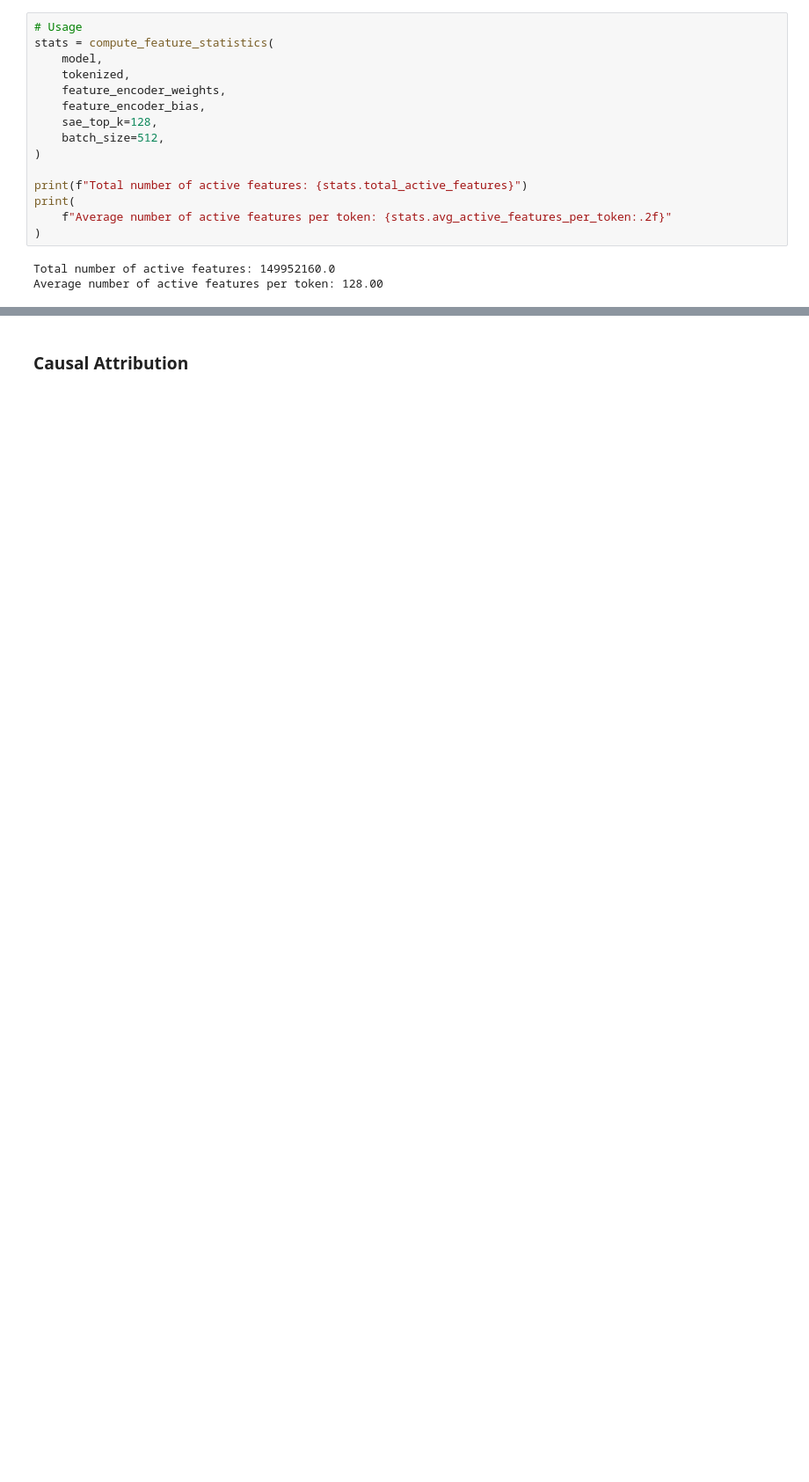
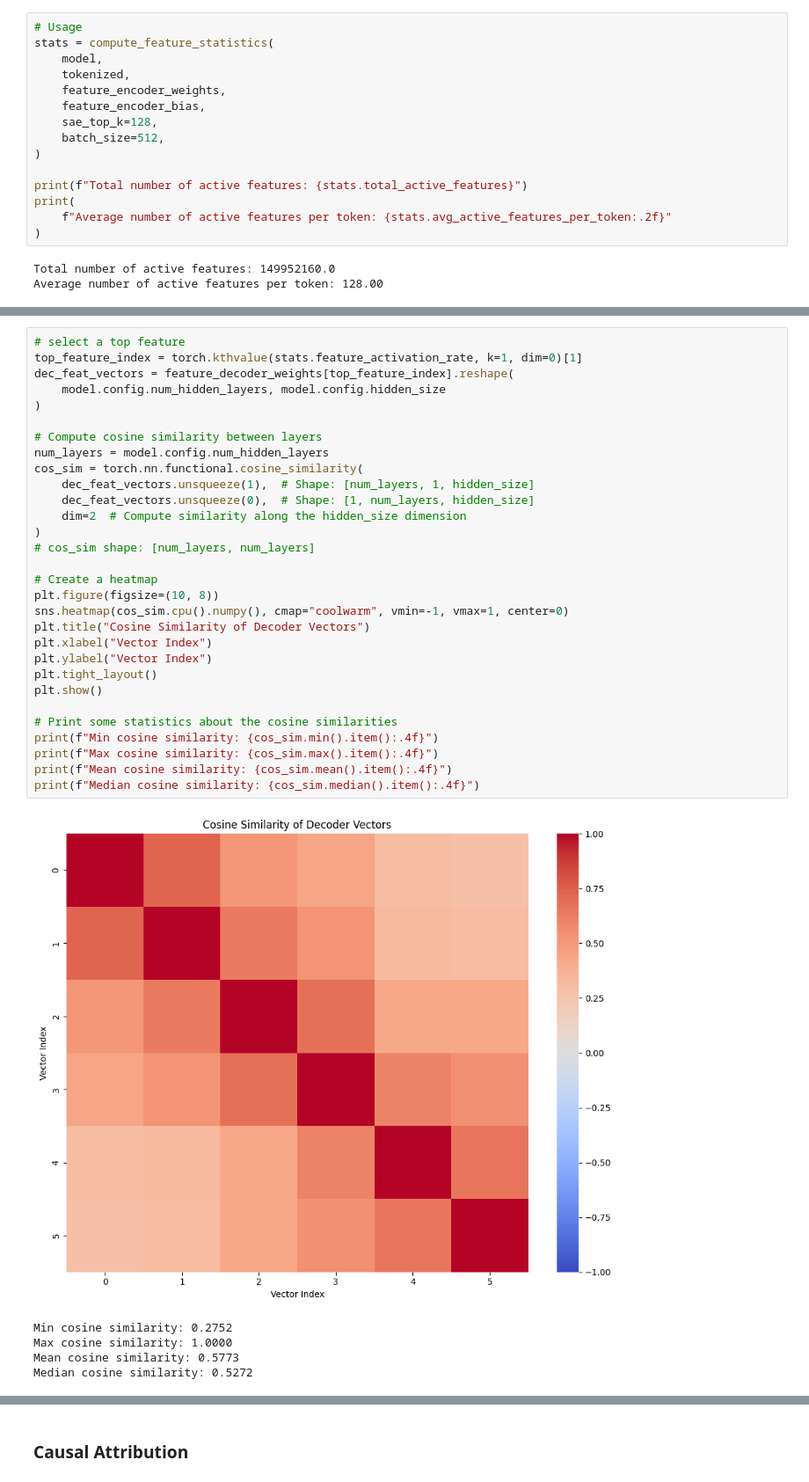
Before and after one commit to sidnb13/tensor-saes, a Jupyter notebook: notebooks/causal_attribution.ipynb, the cells around one changed output, grey strips where cells are left out. Shown at 88% size. Drawn from its saved outputs; the diff is of its cells as text; blank space fills up the shorter version.

```diff
--- a/notebooks/causal_attribution.ipynb
+++ b/notebooks/causal_attribution.ipynb
@@ -349,3 +475,39 @@ Average number of active features per token: 128.00
+# %%
+# select a top feature
+top_feature_index = torch.kthvalue(stats.feature_activation_rate, k=1, dim=0)[1]
+dec_feat_vectors = feature_decoder_weights[top_feature_index].reshape(
+    model.config.num_hidden_layers, model.config.hidden_size
+)
+
+# Compute cosine similarity between layers
+num_layers = model.config.num_hidden_layers
+cos_sim = torch.nn.functional.cosine_similarity(
+    dec_feat_vectors.unsqueeze(1),  # Shape: [num_layers, 1, hidden_size]
+    dec_feat_vectors.unsqueeze(0),  # Shape: [1, num_layers, hidden_size]
+    dim=2  # Compute similarity along the hidden_size dimension
+)
+# cos_sim shape: [num_layers, num_layers]
+
+# Create a heatmap
+plt.figure(figsize=(10, 8))
+sns.heatmap(cos_sim.cpu().numpy(), cmap="coolwarm", vmin=-1, vmax=1, center=0)
+plt.title("Cosine Similarity of Decoder Vectors")
+plt.xlabel("Vector Index")
+plt.ylabel("Vector Index")
+plt.tight_layout()
+plt.show()
+
+# Print some statistics about the cosine similarities
+print(f"Min cosine similarity: {cos_sim.min().item():.4f}")
+print(f"Max cosine similarity: {cos_sim.max().item():.4f}")
+print(f"Mean cosine similarity: {cos_sim.mean().item():.4f}")
+print(f"Median cosine similarity: {cos_sim.median().item():.4f}")
+# %% [output]
+[figure, added]
+Min cosine similarity: 0.2752
+Max cosine similarity: 1.0000
+Mean cosine similarity: 0.5773
+Median cosine similarity: 0.5272
 # %%
 # Example usage with specific feature indices
 intervention_index = 4
```
Also changed, not shown: parts of 18 cells of this notebook.
